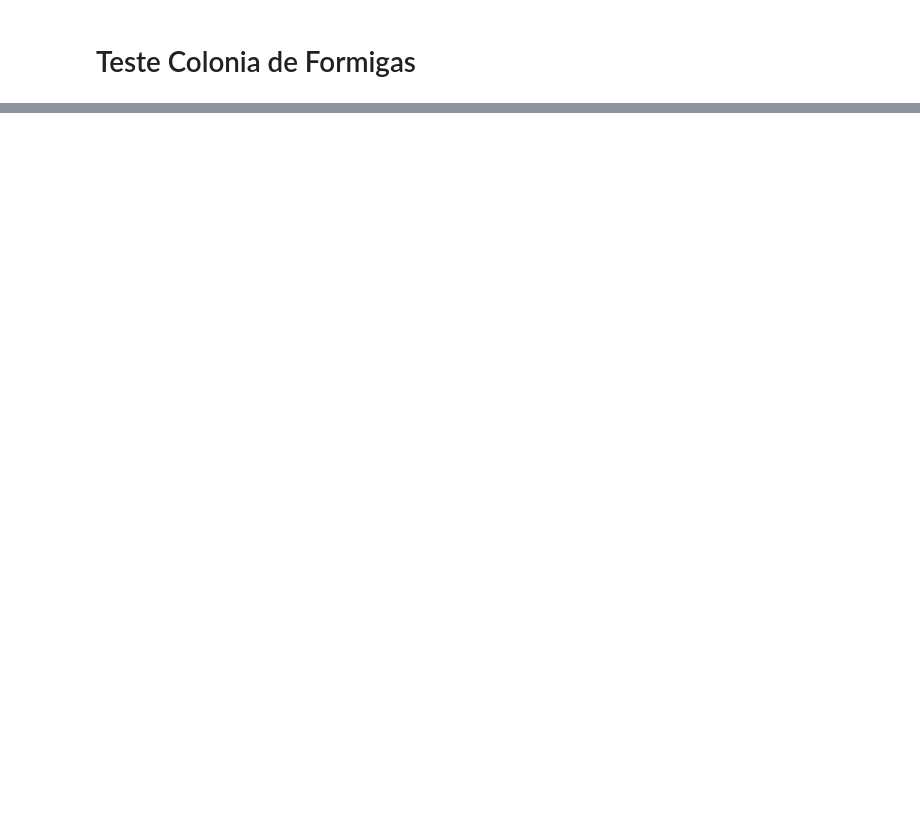
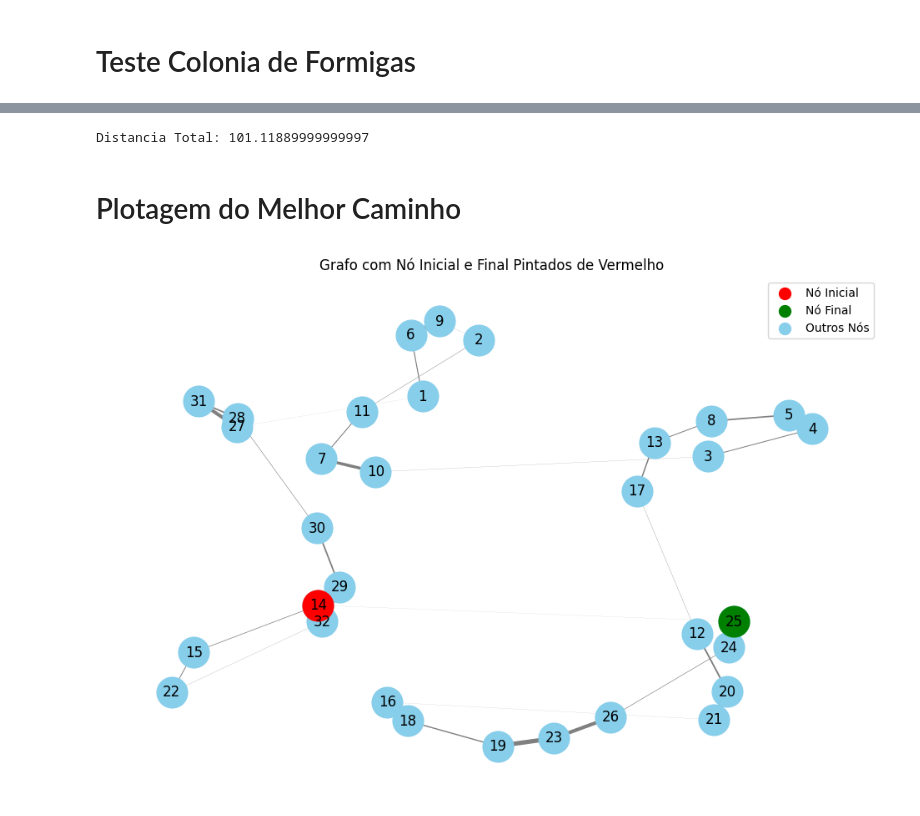
Before and after one commit to Pablo321123/23---Ant-Colony, a Jupyter notebook: ant_colony.ipynb, the cells around one changed output, grey strips where cells are left out. Saved outputs shown, nothing was run; the diff lists cells and outputs as text; code cells hidden in the pictures; blank space fills up the shorter version.

```diff
--- a/ant_colony.ipynb
+++ b/ant_colony.ipynb
@@ -321,2 +307,7 @@ df_probs
 # %% [markdown]
 # Teste Colonia de Formigas
+# %%
+from base import *
+
+best_path = start(10)
+best_path
@@ -322,0 +350,6 @@ df_probs
+# %%
+print(f"Distancia Total: {best_path["distance"].sum()}")
+# %% [output]
+Distancia Total: 101.11889999999997
+# %% [markdown]
+# Plotagem do Melhor Caminho
@@ -322,0 +359,56 @@ df_probs
+# %%
+
+df = best_path
+
+# Criando o grafo
+G = nx.Graph()
+
+# Adicionando arestas ao grafo
+for index, row in df.iterrows():
+    source = row['Source']
+    dest = row['Dest']
+    weight = row['prob']  # Usando o peso da probabilidade
+
+    G.add_edge(source, dest, weight=weight)
+
+# Desenhando o grafo
+plt.figure(figsize=(12, 8))
+pos = nx.spring_layout(G, seed=1)  # Posição dos nós
+
+# Identificando os nós iniciais e finais
+inicio = df['Source'].iloc[0]  # Primeiro nó de Source
+final = df['Dest'].iloc[-2]    # Último nó de Dest
+
+# Desenhando todos os nós em azul claro
+nx.draw_networkx_nodes(G, pos, nodelist=G.nodes, node_size=700, node_color='skyblue')
+
+# Desenhando o nó inicial em vermelho
+nx.draw_networkx_nodes(G, pos, nodelist=[inicio], node_size=700, node_color='red')
+
+# Desenhando o nó final em vermelho
+nx.draw_networkx_nodes(G, pos, nodelist=[final], node_size=700, node_color='green')
+
+# Desenhando labels
+nx.draw_networkx_labels(G, pos, font_size=12, font_family='sans-serif')
+
+# Desenhando as arestas com pesos
+edges = G.edges()
+weights = [G[u][v]['weight'] * 10 for u, v in edges]  # Multiplicando por 10 para melhor visualização
+nx.draw_networkx_edges(G, pos, edgelist=edges, width=weights, edge_color='gray')
+
+# Criando a legenda
+# Criando objetos de exemplo para as cores
+inicio_legend = plt.scatter([], [], color='red', s=100, label='Nó Inicial')
+final_legend = plt.scatter([], [], color='green', s=100, label='Nó Final')
+outros_legend = plt.scatter([], [], color='skyblue', s=100, label='Outros Nós')
+
+# Adicionando a legenda
+plt.legend(handles=[inicio_legend, final_legend, outros_legend])
+
+# Título do gráfico
+plt.title('Grafo com Nó Inicial e Final Pintados de Vermelho')
+
+plt.axis('off')  # Ocultar os eixos
+plt.show()
+# %% [output]
+[figure, added]
```
Also changed, not shown: parts of 5 cells of this notebook, 3 other files.
